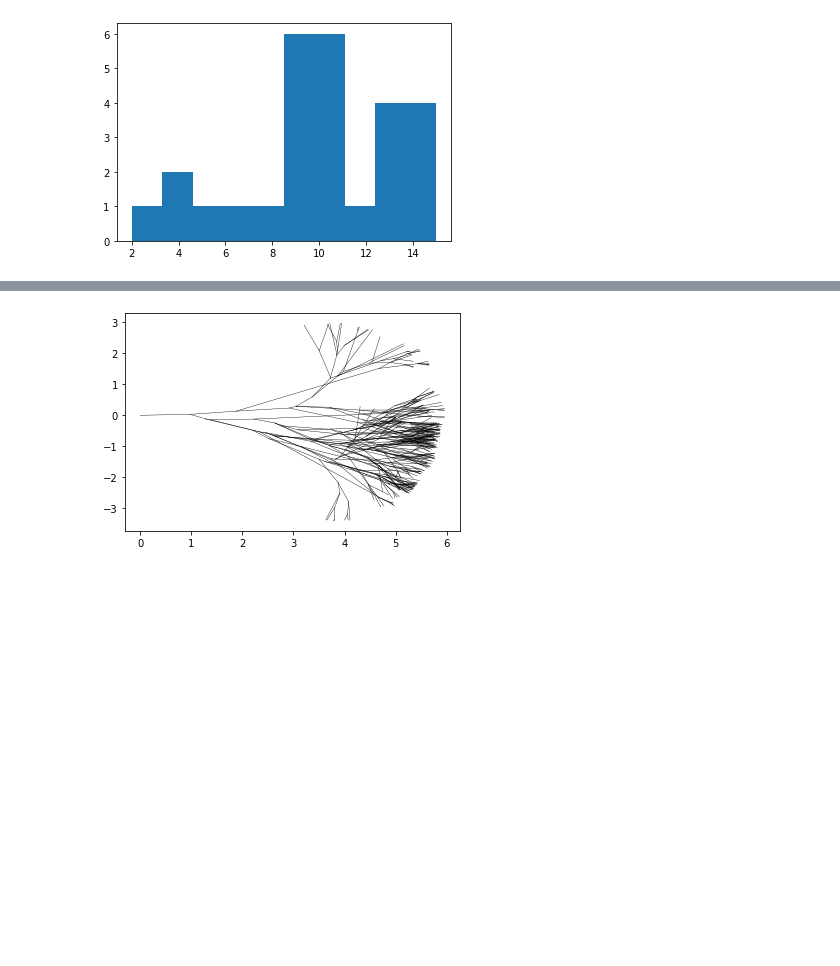
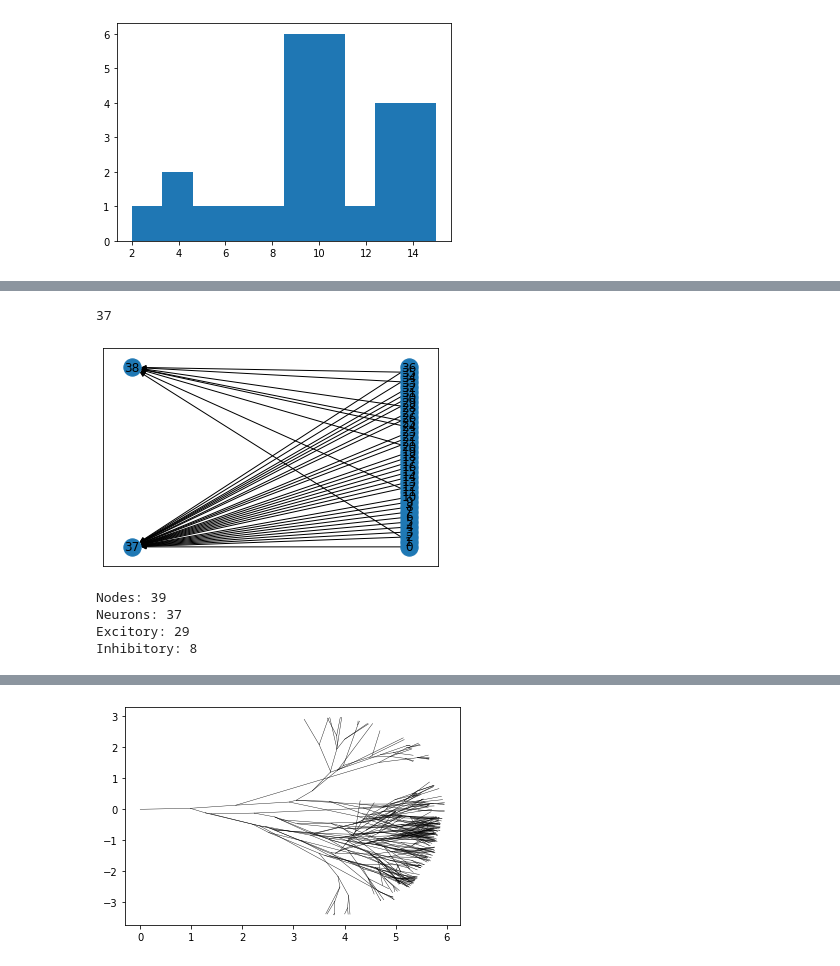
Before and after one commit to rnartallo/randomlygrownnetworks, a Jupyter notebook: initialprojectwork.ipynb, the cells around one changed output, grey strips where cells are left out. Cells and saved outputs as stored; diff of their text form; code cells hidden in the pictures; blank space fills up the shorter version.

```diff
--- a/initialprojectwork.ipynb
+++ b/initialprojectwork.ipynb
@@ -356,0 +409,25 @@ Average degree: 9.925925925925926
+# %%
+def starExpansion(EINetwork):
+    adjMatrix = EINetwork[0]
+    print(len(adjMatrix))
+    somaPositions = EINetwork[1]
+    for j in range(0,len(somaPositions)):
+        if somaPositions[j][2]=="E":
+            adjMatrix[j].append(1)
+            adjMatrix[j].append(0)
+        else:
+            adjMatrix[j].append(0)
+            adjMatrix[j].append(1)
+    adjMatrix.append([0] * (len(somaPositions)+2))
+    adjMatrix.append([0] * (len(somaPositions)+2))
+    return(adjMatrix)
+# %%
+star = starExpansion(EInetwork)
+# %% [output]
+37
+# %%
+starGraph = makeGraph(star)
+# %%
+plotStarGraph(starGraph)
+# %% [output]
+[figure, added]
@@ -357,3 +445,10 @@ Average degree: 9.925925925925926
+# %%
+EIGraphNumberOfNodes(starGraph)
+# %% [output]
+Nodes: 39
+Neurons: 37
+Excitory: 29
+Inhibitory: 8
 # %%
 # %% [output]
 [[array([0, 0]), array([ 0.34218697, -0.06131599])]]
```
Also changed, not shown: parts of 14 cells of this notebook.
